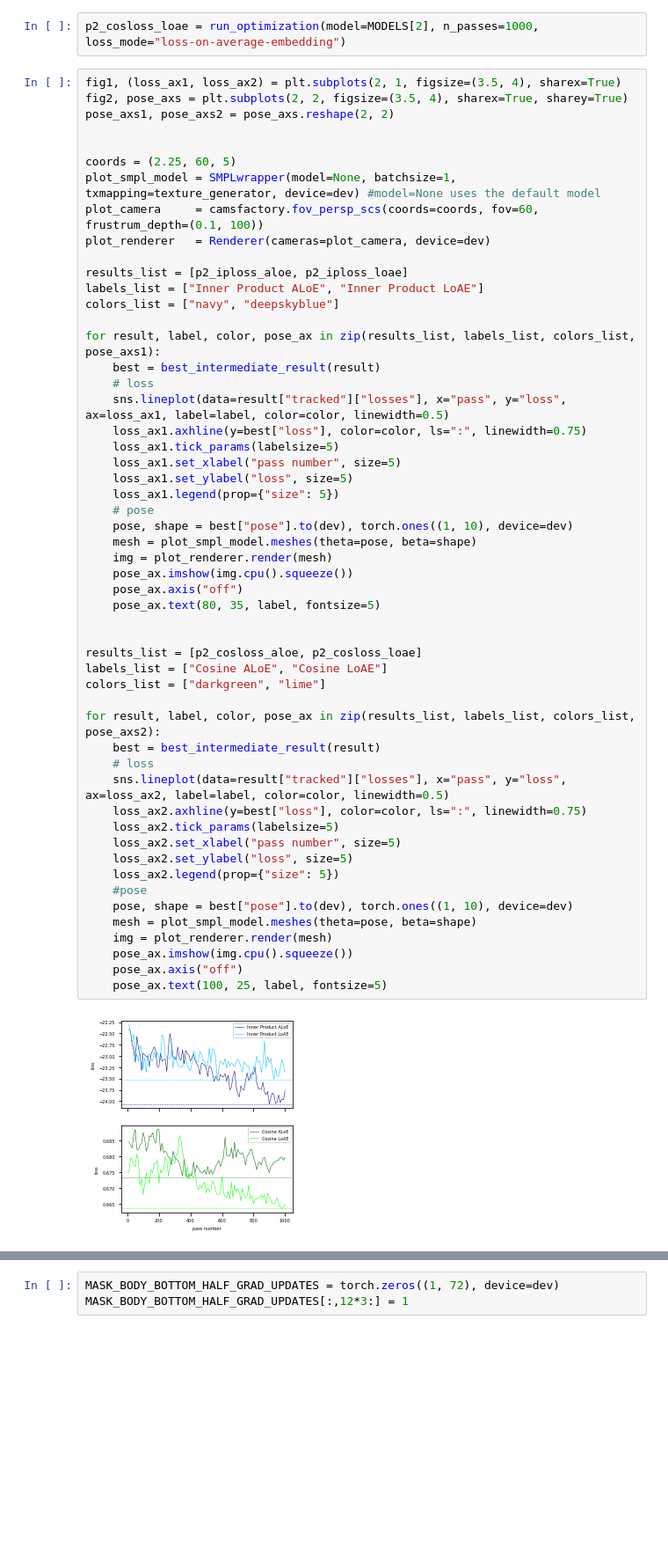
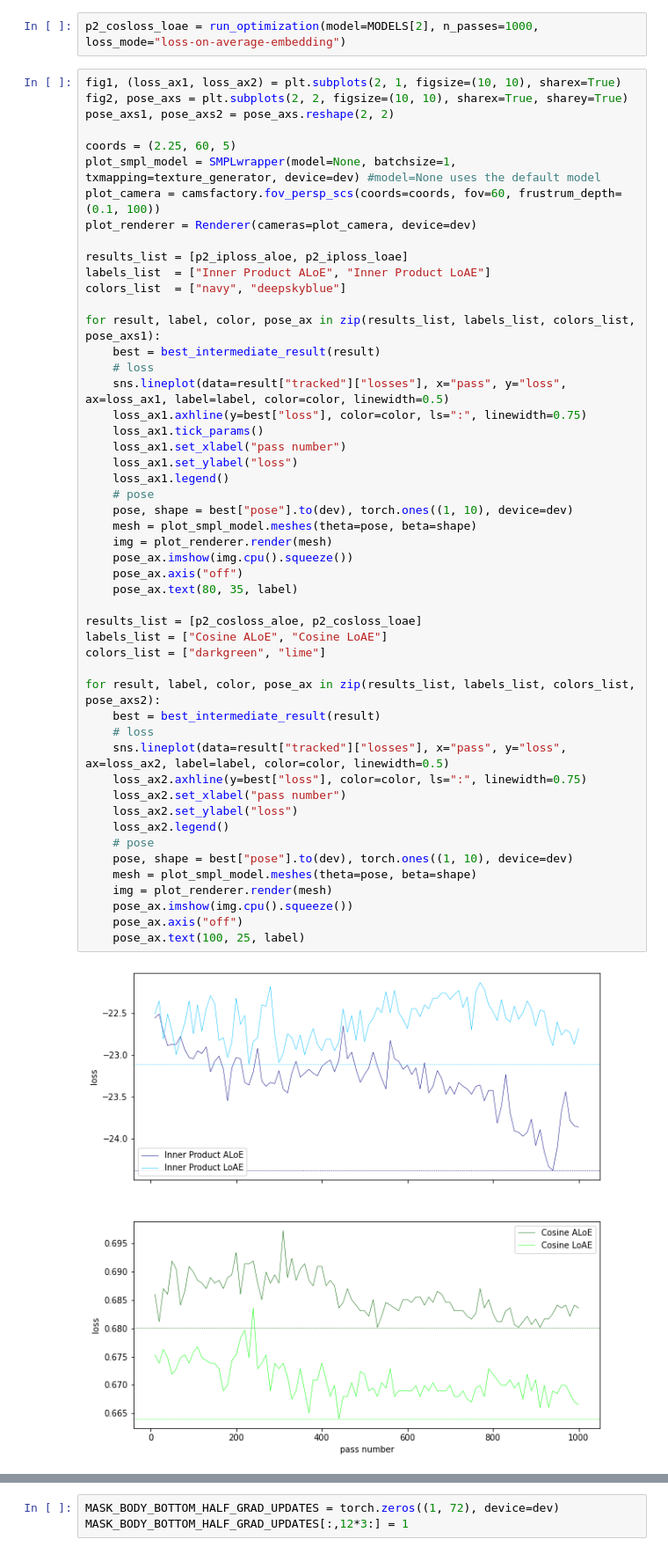
Before and after one commit to B4Farouk/smpl-dr-clip, a Jupyter notebook: SimpledCLIP_demo.ipynb, the cells around one changed output, grey strips where cells are left out. Shown at 88% size. Drawn from its saved outputs; the diff is of its cells as text; blank space fills up the shorter version.

```diff
--- a/SimpledCLIP_demo.ipynb
+++ b/SimpledCLIP_demo.ipynb
@@ -357,57 +365,54 @@ p2_cosloss_aloe = run_optimization(model=MODELS[2], n_passes=1000, loss_mode="av
 # %%
 p2_cosloss_loae = run_optimization(model=MODELS[2], n_passes=1000, loss_mode="loss-on-average-embedding")
 # %%
-fig1, (loss_ax1, loss_ax2) = plt.subplots(2, 1, figsize=(3.5, 4), sharex=True)
-fig2, pose_axs = plt.subplots(2, 2, figsize=(3.5, 4), sharex=True, sharey=True)
+fig1, (loss_ax1, loss_ax2) = plt.subplots(2, 1, figsize=(10, 10), sharex=True)
+fig2, pose_axs = plt.subplots(2, 2, figsize=(10, 10), sharex=True, sharey=True)
 pose_axs1, pose_axs2 = pose_axs.reshape(2, 2)
-
 
 coords = (2.25, 60, 5)
 plot_smpl_model = SMPLwrapper(model=None, batchsize=1, txmapping=texture_generator, device=dev) #model=None uses the default model
-plot_camera     = camsfactory.fov_persp_scs(coords=coords, fov=60, frustrum_depth=(0.1, 100))
-plot_renderer   = Renderer(cameras=plot_camera, device=dev)
+plot_camera = camsfactory.fov_persp_scs(coords=coords, fov=60, frustrum_depth=(0.1, 100))
+plot_renderer = Renderer(cameras=plot_camera, device=dev)
 
 results_list = [p2_iploss_aloe, p2_iploss_loae]
-labels_list = ["Inner Product ALoE", "Inner Product LoAE"]
-colors_list = ["navy", "deepskyblue"]
+labels_list  = ["Inner Product ALoE", "Inner Product LoAE"]
+colors_list  = ["navy", "deepskyblue"]
 
 for result, label, color, pose_ax in zip(results_list, labels_list, colors_list, pose_axs1):
     best = best_intermediate_result(result)
     # loss
     sns.lineplot(data=result["tracked"]["losses"], x="pass", y="loss", ax=loss_ax1, label=label, color=color, linewidth=0.5)
     loss_ax1.axhline(y=best["loss"], color=color, ls=":", linewidth=0.75)
-    loss_ax1.tick_params(labelsize=5)
-    loss_ax1.set_xlabel("pass number", size=5)
-    loss_ax1.set_ylabel("loss", size=5)
-    loss_ax1.legend(prop={"size": 5})
+    loss_ax1.tick_params()
+    loss_ax1.set_xlabel("pass number")
+    loss_ax1.set_ylabel("loss")
+    loss_ax1.legend()
     # pose
     pose, shape = best["pose"].to(dev), torch.ones((1, 10), device=dev)
     mesh = plot_smpl_model.meshes(theta=pose, beta=shape)
     img = plot_renderer.render(mesh)
     pose_ax.imshow(img.cpu().squeeze())
     pose_ax.axis("off")
-    pose_ax.text(80, 35, label, fontsize=5)
-
+    pose_ax.text(80, 35, label)
 
 results_list = [p2_cosloss_aloe, p2_cosloss_loae]
 labels_list = ["Cosine ALoE", "Cosine LoAE"]
 colors_list = ["darkgreen", "lime"]
 
 for result, label, color, pose_ax in zip(results_list, labels_list, colors_list, pose_axs2):
     best = best_intermediate_result(result)
     # loss
     sns.lineplot(data=result["tracked"]["losses"], x="pass", y="loss", ax=loss_ax2, label=label, color=color, linewidth=0.5)
     loss_ax2.axhline(y=best["loss"], color=color, ls=":", linewidth=0.75)
-    loss_ax2.tick_params(labelsize=5)
-    loss_ax2.set_xlabel("pass number", size=5)
-    loss_ax2.set_ylabel("loss", size=5)
-    loss_ax2.legend(prop={"size": 5})
-    #pose
+    loss_ax2.set_xlabel("pass number")
+    loss_ax2.set_ylabel("loss")
+    loss_ax2.legend()
+    # pose
     pose, shape = best["pose"].to(dev), torch.ones((1, 10), device=dev)
     mesh = plot_smpl_model.meshes(theta=pose, beta=shape)
     img = plot_renderer.render(mesh)
     pose_ax.imshow(img.cpu().squeeze())
     pose_ax.axis("off")
-    pose_ax.text(100, 25, label, fontsize=5)
+    pose_ax.text(100, 25, label)
 # %% [output]
-[figure, old version]
+[figure, new version]
```
Also changed, not shown: parts of 21 cells of this notebook.
